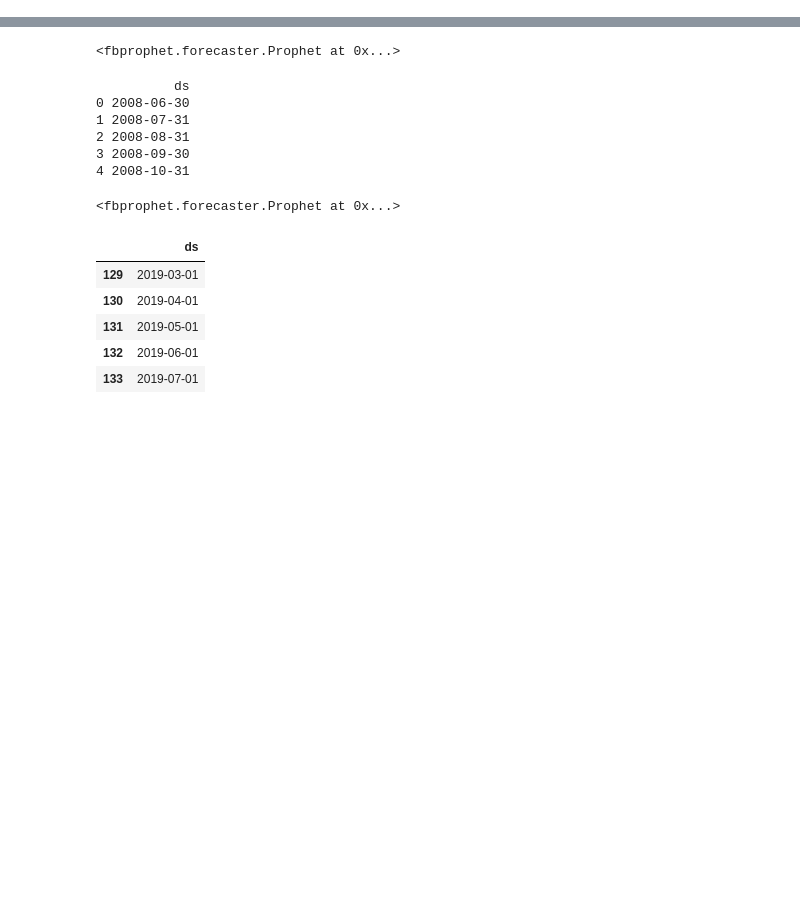
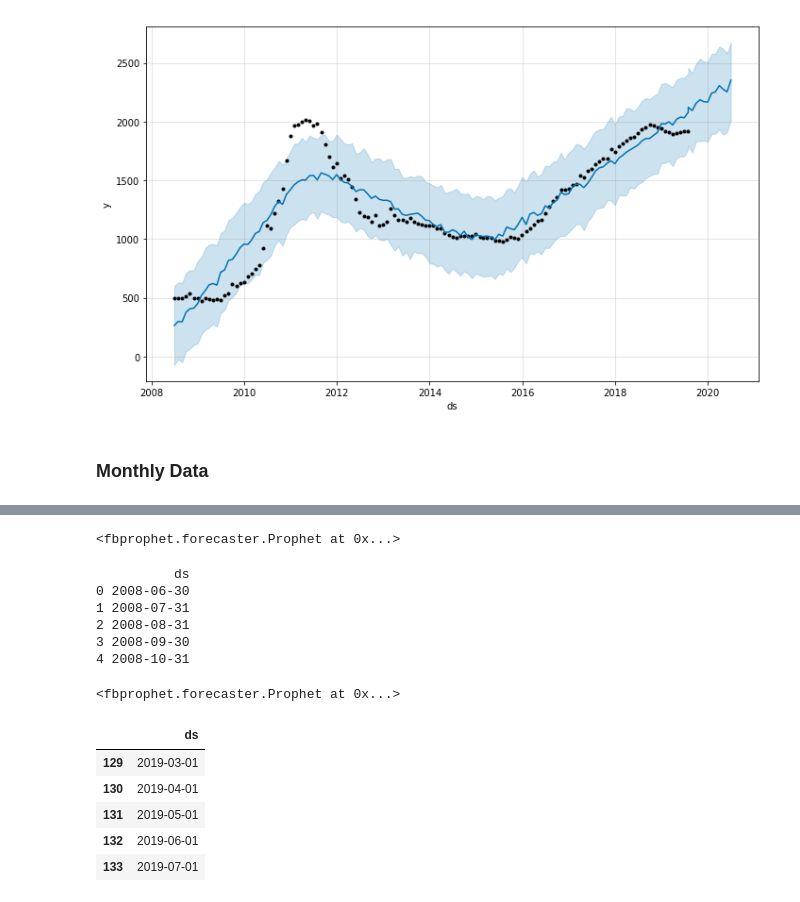
Before and after one commit to szuyuc/wine_time_series, a Jupyter notebook: Wine_fbprophet.ipynb, the cells around one changed output, grey strips where cells are left out. Saved outputs shown, nothing was run; the diff lists cells and outputs as text; code cells hidden in the pictures; blank space fills up the shorter version.

```diff
--- a/Wine_fbprophet.ipynb
+++ b/Wine_fbprophet.ipynb
@@ -29,0 +96,9 @@ for i in range(len(code_name)-1):
+# %%
+second_data = second_wines_trend.copy()
+second_data = second_data.reset_index()
+second_data = second_data.rename(columns={'index':'ds',0:'y'})
+second_m,second_forcast = fit_model(second_data)
+# %% [output]
+[figure, added]
+# %% [markdown]
+### Monthly Data
```
Also changed, not shown: parts of 37 cells of this notebook.
